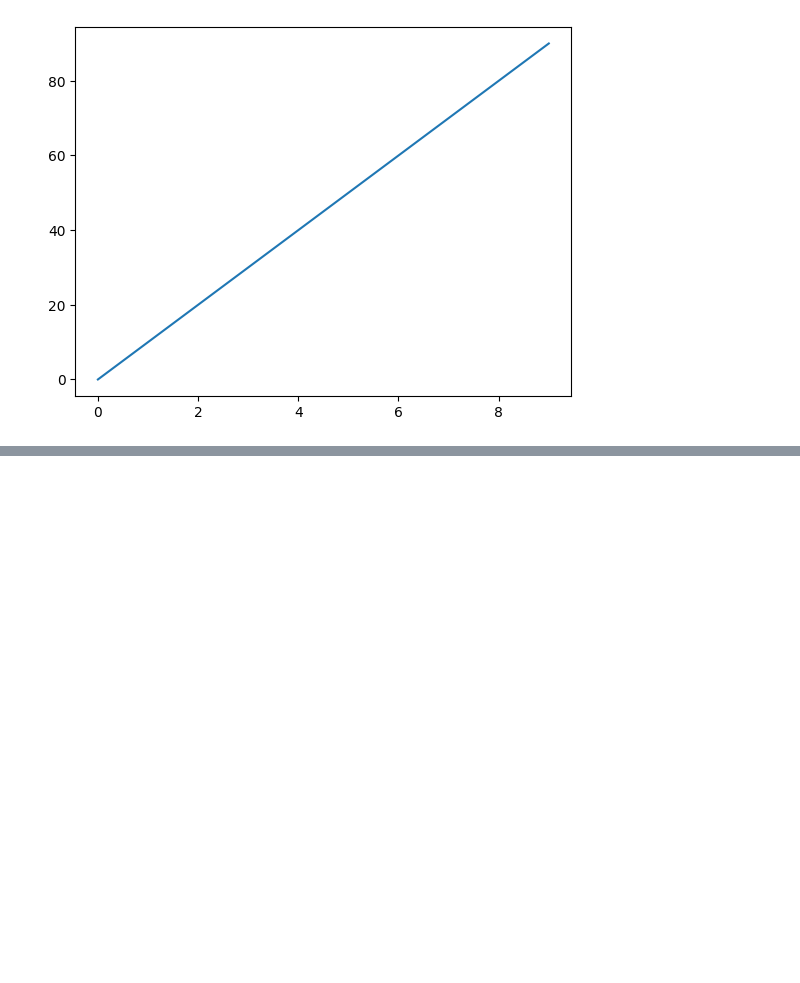
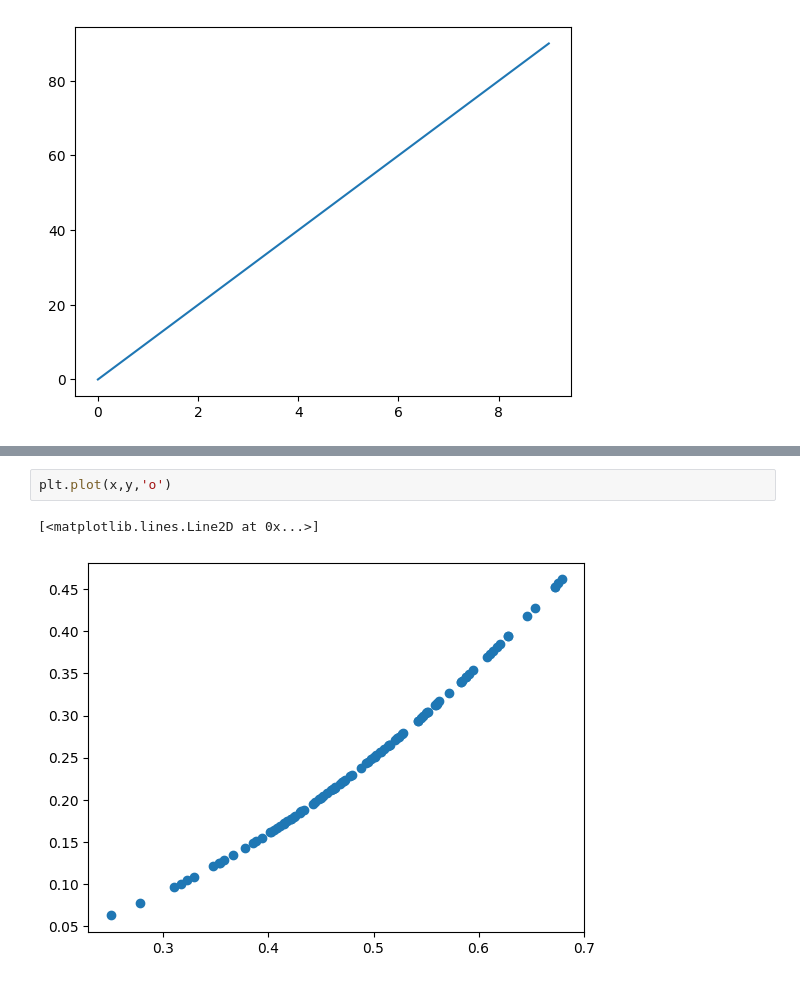
Before and after one commit to omartinez6/Expressway-to-Data-Science-Python-Programming, a Jupyter notebook: Python-Packages-for-Data-Science/Matplotlib Notes.ipynb, the cells around one changed output, grey strips where cells are left out. Cells and saved outputs as stored; diff of their text form; blank space fills up the shorter version.

```diff
--- a/Python-Packages-for-Data-Science/Matplotlib Notes.ipynb
+++ b/Python-Packages-for-Data-Science/Matplotlib Notes.ipynb
@@ -12,0 +40,5 @@ plt.plot(x,y)
+# %%
+plt.plot(x,y,'o')
+# %% [output]
+[<matplotlib.lines.Line2D at 0x...>]
+[figure, added]
```
Also changed, not shown: parts of 25 cells of this notebook, 1 other file.
